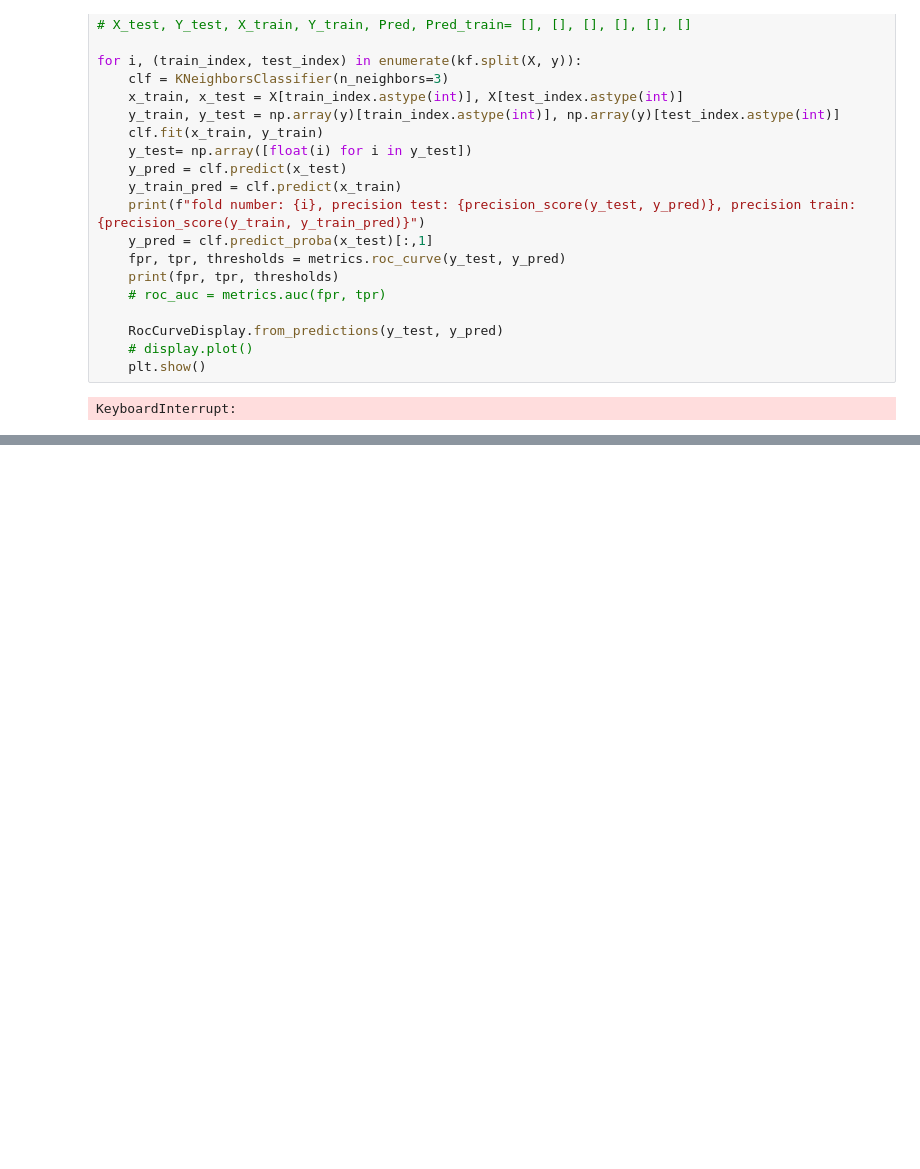
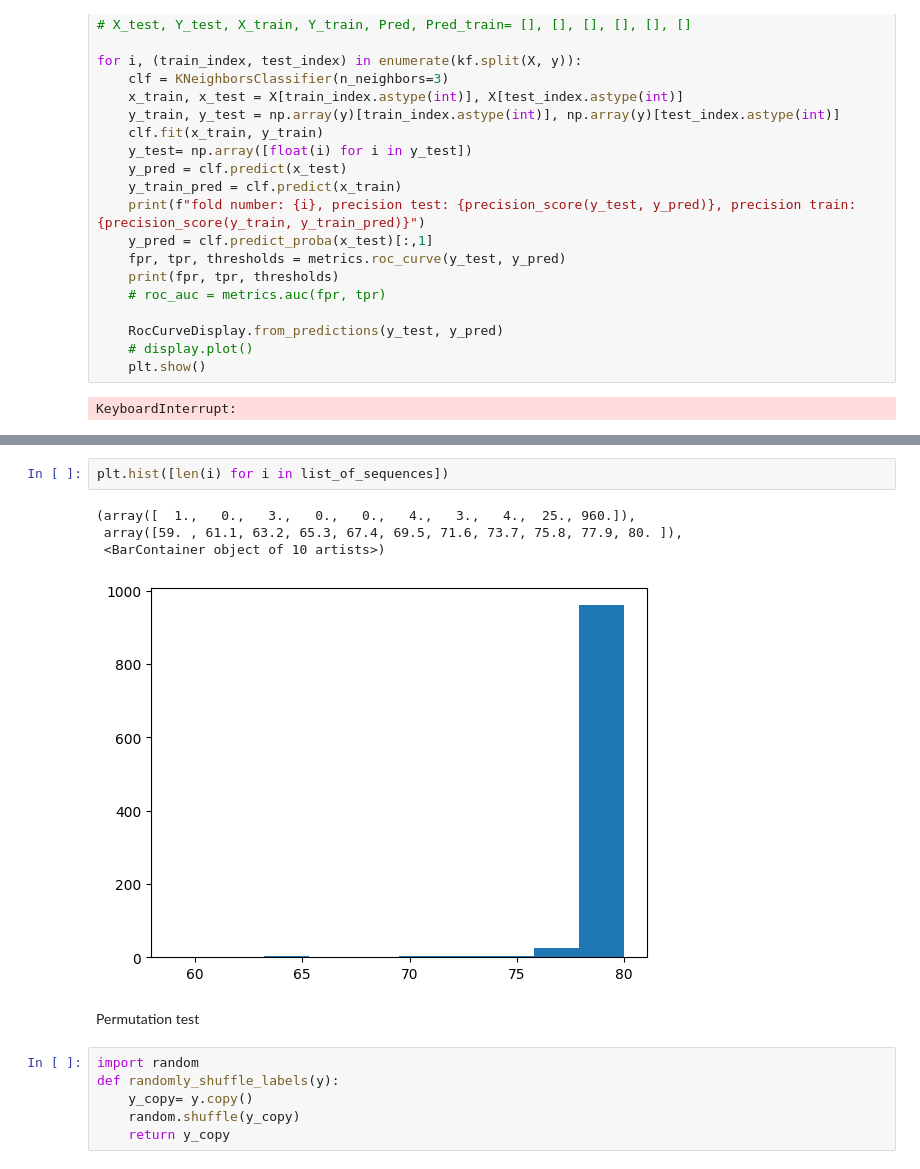
Before and after one commit to sanasundar/Bi4164---Moving-Ahead, a Jupyter notebook: aditya_moger_notebook.ipynb, the cells around one changed output, grey strips where cells are left out. Saved outputs shown, nothing was run; the diff lists cells and outputs as text; blank space fills up the shorter version.

```diff
--- a/aditya_moger_notebook.ipynb
+++ b/aditya_moger_notebook.ipynb
@@ -438,0 +468,15 @@ sum(prob_testingFA)
+# %%
+plt.hist([len(i) for i in list_of_sequences])
+# %% [output]
+(array([  1.,   0.,   3.,   0.,   0.,   4.,   3.,   4.,  25., 960.]),
+ array([59. , 61.1, 63.2, 65.3, 67.4, 69.5, 71.6, 73.7, 75.8, 77.9, 80. ]),
+ <BarContainer object of 10 artists>)
+[figure, added]
+# %% [markdown]
+Permutation test
+# %%
+import random
+def randomly_shuffle_labels(y):
+    y_copy= y.copy()
+    random.shuffle(y_copy)
+    return y_copy
```
Also changed, not shown: parts of 12 cells of this notebook, 11 other files.
